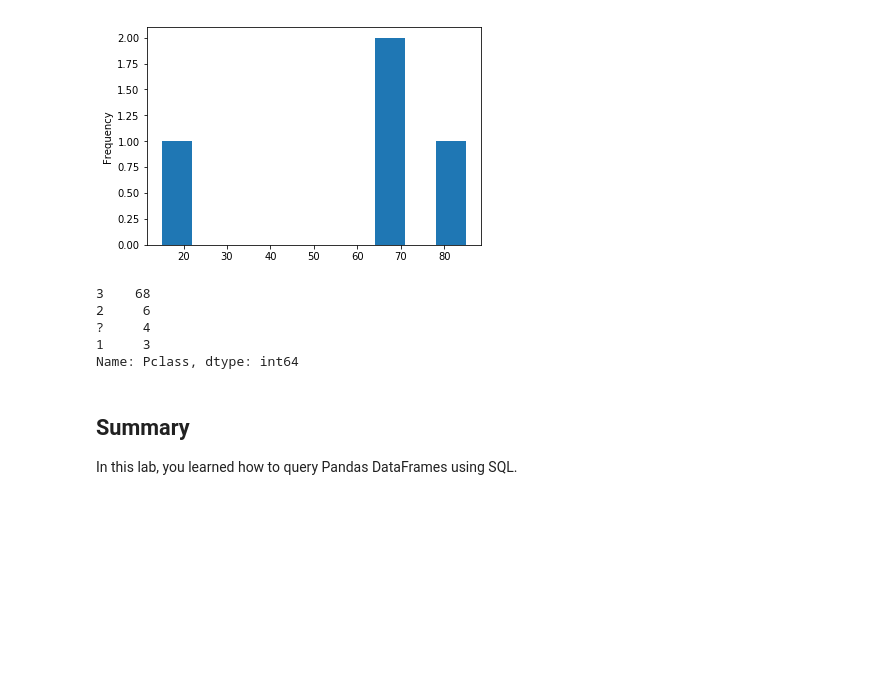
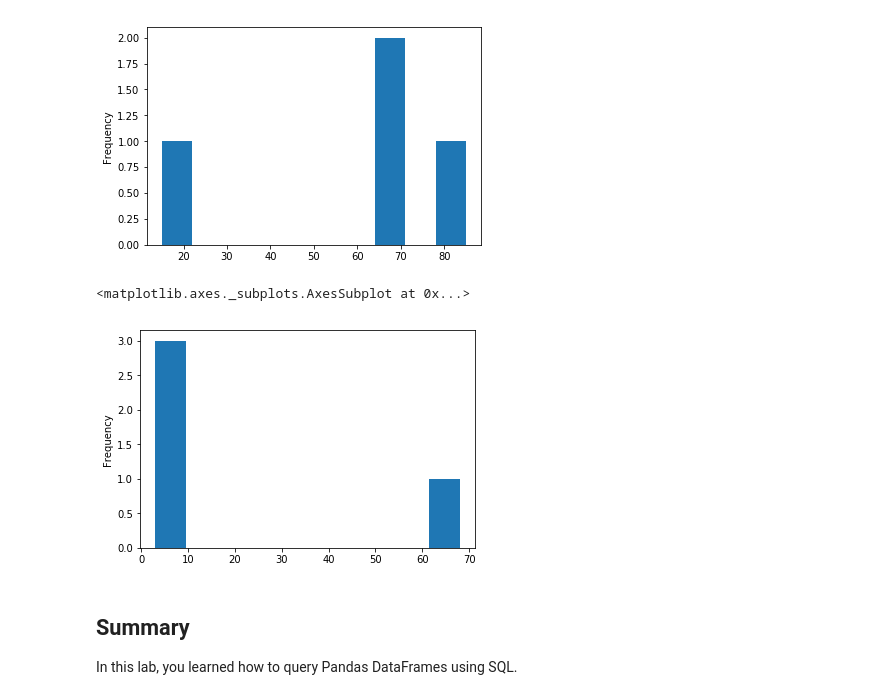
Before and after one commit to jnawjux/dsc-1-05-17-using-sql-with-pandas-lab-seattle-ds-career-040119, a Jupyter notebook: index.ipynb, the cells around one changed output. Drawn from its saved outputs; the diff is of its cells as text; code cells hidden in the pictures; blank space fills up the shorter version.

```diff
--- a/index.ipynb
+++ b/index.ipynb
@@ -346,13 +346,10 @@ survived_females_by_pclass_df['Pclass'].value_counts().plot(kind='hist')
 <matplotlib.axes._subplots.AxesSubplot at 0x...>
 [figure]
 # %%
-died_females_by_pclass_df['Pclass'].value_counts()
+died_females_by_pclass_df['Pclass'].value_counts().plot(kind='hist')
 # %% [output]
-3    68
-2     6
-?     4
-1     3
-Name: Pclass, dtype: int64
+<matplotlib.axes._subplots.AxesSubplot at 0x...>
+[figure, added]
 # %%
 # Create and label the histograms for each below!
 # %% [markdown]
```
